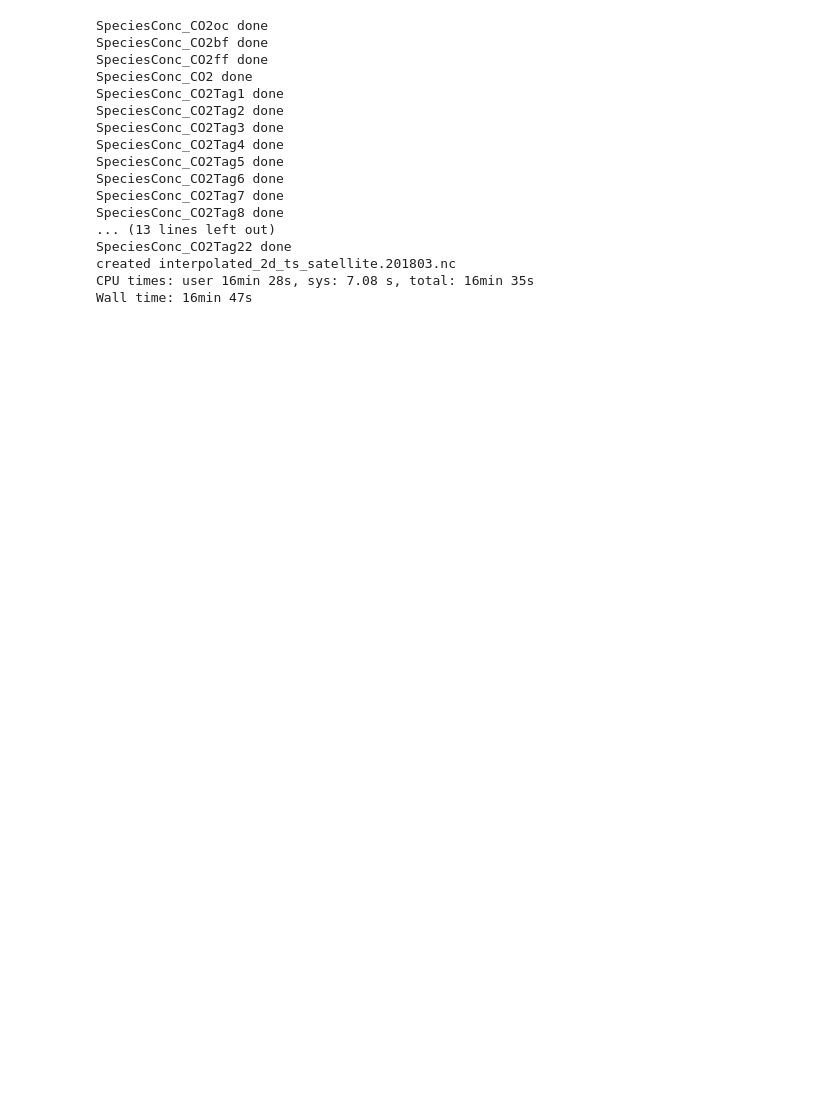
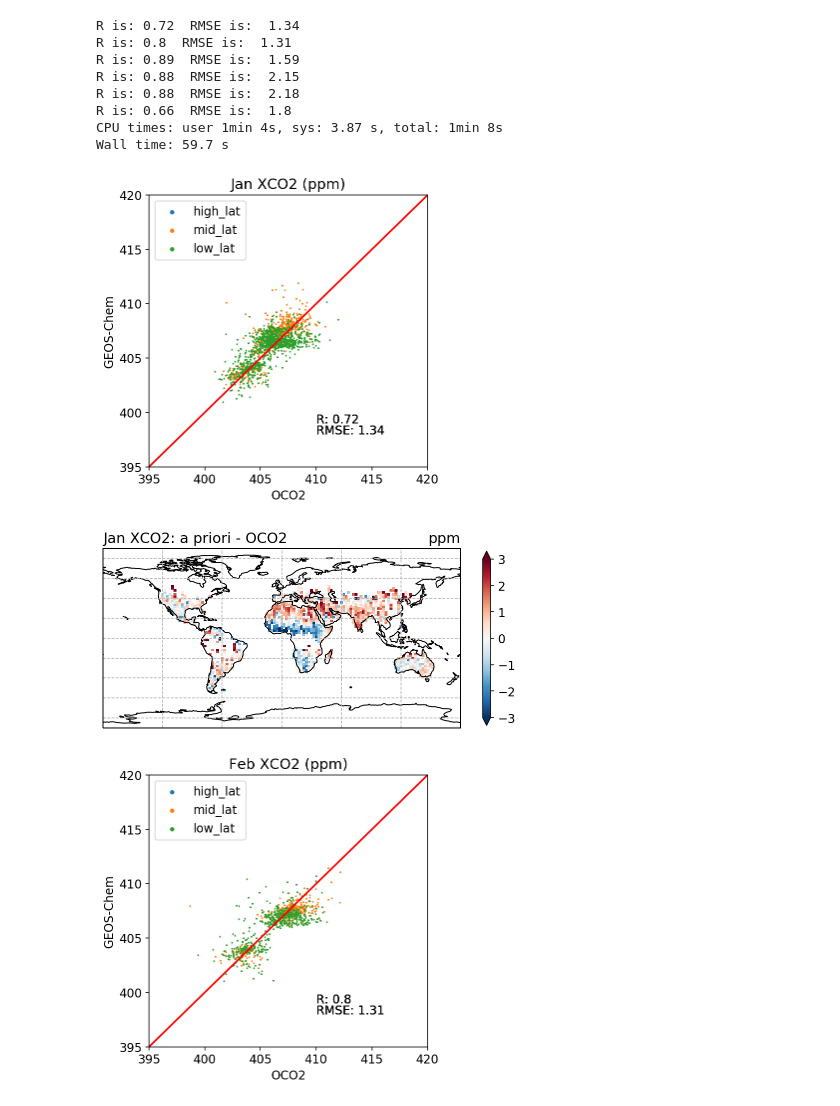
Before and after one commit to MehliyarSadiq/geoschem_simulations, a Jupyter notebook: inversion/satellite/oco-2/post_process_all.ipynb, the cells around one changed output. Cells and saved outputs as stored; diff of their text form; code cells hidden in the pictures; blank space fills up the shorter version.

```diff
--- a/inversion/satellite/oco-2/post_process_all.ipynb
+++ b/inversion/satellite/oco-2/post_process_all.ipynb
@@ -25,8 +3,0 @@ from multiprocessing import Pool
-# %%
-def month_string(month): # string for a month, input 3 output '03'
-    if(month >= 10):
-        mm_str = str(month)
-    else:
-        mm_str = '0' + str(month)
-    return mm_str
-#month_string(3)
@@ -67,8 +3,0 @@ array(['2018-02-01', '2018-02-02', '2018-02-03', '2018-02-04',
-# %%
-def short_name_of_month(month): # returns short name of month
-    month_names = ['Jan', 'Feb', 'Mar', 'Apr', 'May', 'Jun',
-                   'Jul', 'Aug', 'Sep', 'Oct', 'Nov', 'Dec']
-    name_month = month_names[month-1]
-    return name_month
-
-short_name_of_month(3)
@@ -262,27 +169,28 @@ def interpolate_model_to_satellite(mod_dir, sat_dir, year, month, str1_mod, str1
 # %%
 %%time
 
-interpolate_model_to_satellite(mod_dir = '/geos/u73/msadiq/GEOS-Chem/rundirs/ensemble_runs/CO2-2018-03/nd51/',
-                                   sat_dir = '/geos/u73/msadiq/satellite/oco-2/',
-                                   year = 2018,
-                                   month = 3,
-                                   str1_mod = '2d_ts_satellite.',
-                                   str1_sat = '2d_OCO2_extract_')
+year = 2018
+
+mod_dir = '/geos/u73/msadiq/GEOS-Chem/rundirs/ensemble_runs/CO2-2018/nd51/'
+
+for imonth in range(1,7):
+    compare_XCO2(mod_dir = mod_dir,
+                 sat_dir = '/geos/u73/msadiq/satellite/oco-2/',
+                 year = year,
+                 month = imonth,
+                 str1_mod = 'interpolated_2d_ts_satellite.',
+                 str1_sat = '2d_OCO2_extract_',
+                 #needed_vars = ['SpeciesConc_CO2'],
+                 mode = 'N')
 # %% [output]
-SpeciesConc_CO2oc done
-SpeciesConc_CO2bf done
-SpeciesConc_CO2ff done
-SpeciesConc_CO2 done
-SpeciesConc_CO2Tag1 done
-SpeciesConc_CO2Tag2 done
-SpeciesConc_CO2Tag3 done
-SpeciesConc_CO2Tag4 done
-SpeciesConc_CO2Tag5 done
-SpeciesConc_CO2Tag6 done
-SpeciesConc_CO2Tag7 done
-SpeciesConc_CO2Tag8 done
-... (13 lines left out)
-SpeciesConc_CO2Tag22 done
-created interpolated_2d_ts_satellite.201803.nc
-CPU times: user 16min 28s, sys: 7.08 s, total: 16min 35s
-Wall time: 16min 47s
+R is: 0.72  RMSE is:  1.34
+R is: 0.8  RMSE is:  1.31
+R is: 0.89  RMSE is:  1.59
+R is: 0.88  RMSE is:  2.15
+R is: 0.88  RMSE is:  2.18
+R is: 0.66  RMSE is:  1.8
+CPU times: user 1min 4s, sys: 3.87 s, total: 1min 8s
+Wall time: 59.7 s
+[figure, added]
+[figure, added]
+[figure, added]
```
Also changed, not shown: parts of 20 cells of this notebook, 17 other files.
